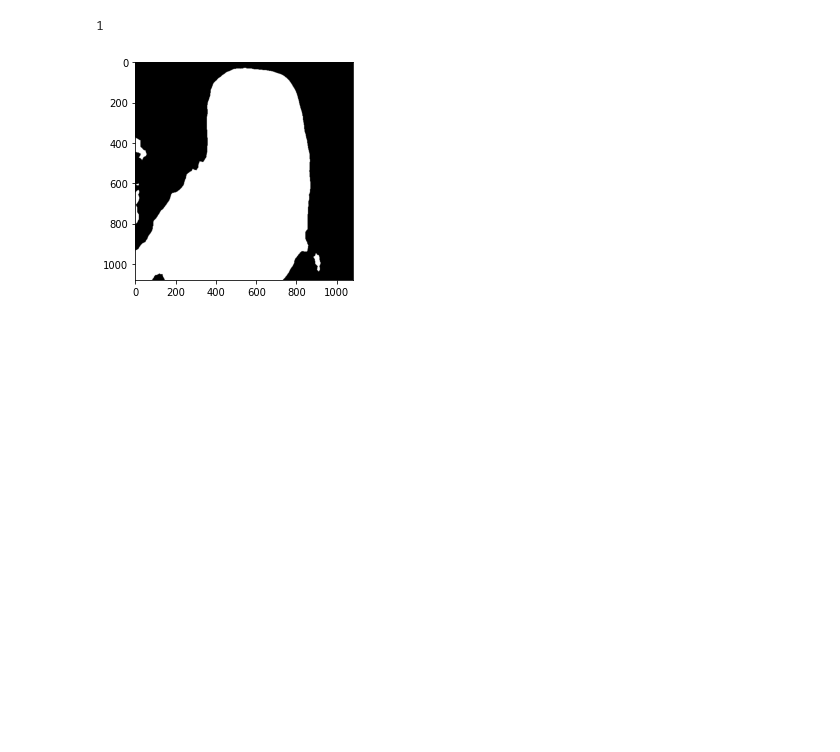
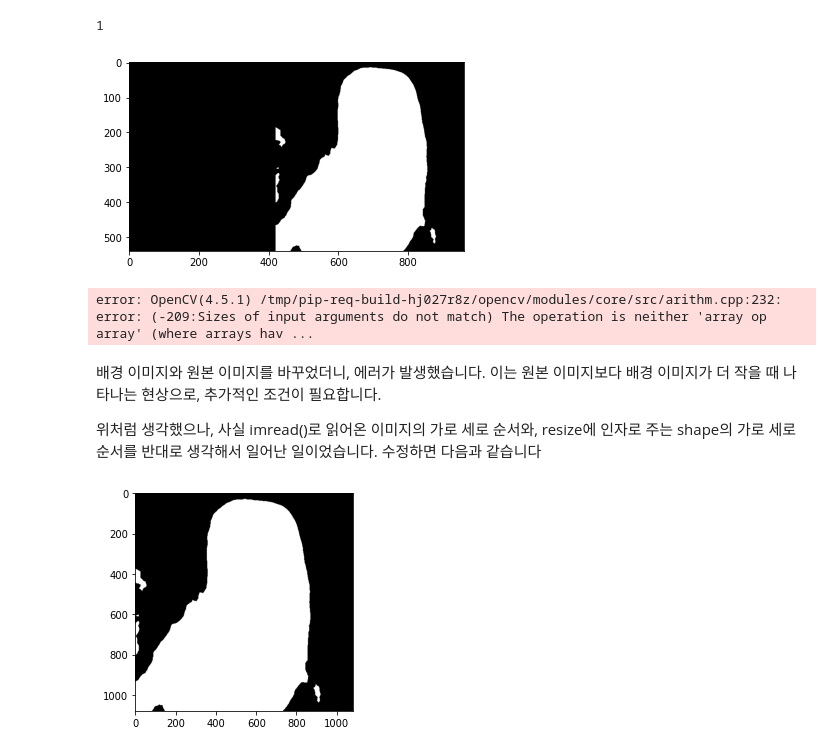
Before and after one commit to hjkornn-phys/Aiffel-Exploration-projects, a Jupyter notebook: Exploration_8/Ex8 _Shallow_Focus.ipynb, the cells around one changed output. Cells and saved outputs as stored; diff of their text form; code cells hidden in the pictures; blank space fills up the shorter version.

```diff
--- a/Exploration_8/Ex8 _Shallow_Focus.ipynb
+++ b/Exploration_8/Ex8 _Shallow_Focus.ipynb
@@ -159,6 +159,6 @@ plt.show()
 # %%
 import os
 img_path2 = os.getenv('HOME')+'/aiffel/human_segmentation/images/MJ.jpg'  # 본인이 선택한 이미지의 경로에 맞게 바꿔 주세요.
-img_orig = cv2.imread(img_path)
+img_orig = cv2.imread(img_path2)
 print (img_orig.shape)
 # %% [output]
@@ -230,8 +230,8 @@ plt.show()
 [figure]
 # %%
 import os
-img_path = os.getenv('HOME')+'/aiffel/human_segmentation/images/NBR.jpg'  # 본인이 선택한 이미지의 경로에 맞게 바꿔 주세요.
-img_orig = cv2.imread(img_path)
+img_path3 = os.getenv('HOME')+'/aiffel/human_segmentation/images/NBR.jpg'  # 본인이 선택한 이미지의 경로에 맞게 바꿔 주세요.
+img_orig = cv2.imread(img_path3)
 print (img_orig.shape)
 # %% [output]
 (404, 540, 3)
@@ -304,7 +304,3 @@ plt.show()
 # Project
 # %% [markdown]
 필요한 절차만 모아 함수로 만들면 다음과 같습니다.
-# %%
-img = cv2.imread(img_path)
-original_h, original_w = img.shape[:2][::-1]
-bg_h, bg_w = bg.shape[:2][::-1]
@@ -477,3 +471,12 @@ shallow_focus_chromakey(cat_img_path, 'cat', blur_level=25, bg_img_path=img_path
 [figure]
 [figure]
 1
+# %%
+shallow_focus_chromakey(img_path2, 'person', blur_level=25, bg_img_path=cat_img_path, ratio=1)
+# %% [output]
+[figure, added]
+error: OpenCV(4.5.1) /tmp/pip-req-build-hj027r8z/opencv/modules/core/src/arithm.cpp:232: error: (-209:Sizes of input arguments do not match) The operation is neither 'array op array' (where arrays hav ...
+# %% [markdown]
+배경 이미지와 원본 이미지를 바꾸었더니, 에러가 발생했습니다. 이는 원본 이미지보다 배경 이미지가 더 작을 때 나타나는 현상으로, 추가적인 조건이 필요합니다.
+
+위처럼 생각했으나, 사실 imread()로 읽어온 이미지의 가로 세로 순서와, resize에 인자로 주는 shape의 가로 세로 순서를 반대로 생각해서 일어난 일이었습니다. 수정하면 다음과 같습니다
```
Also changed, not shown: parts of 7 cells of this notebook.
